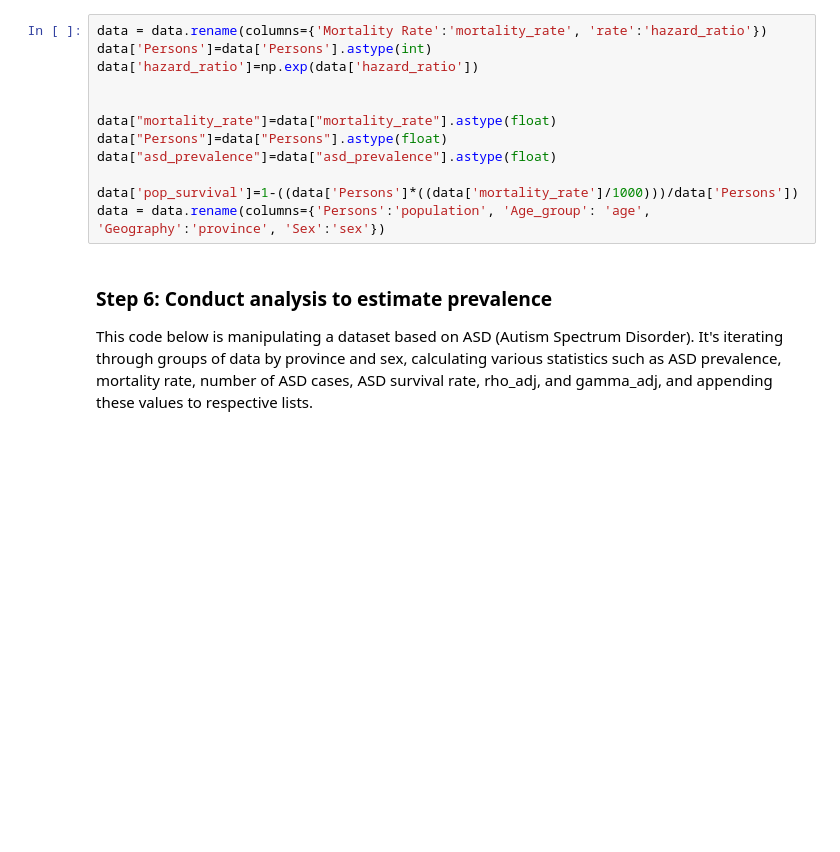
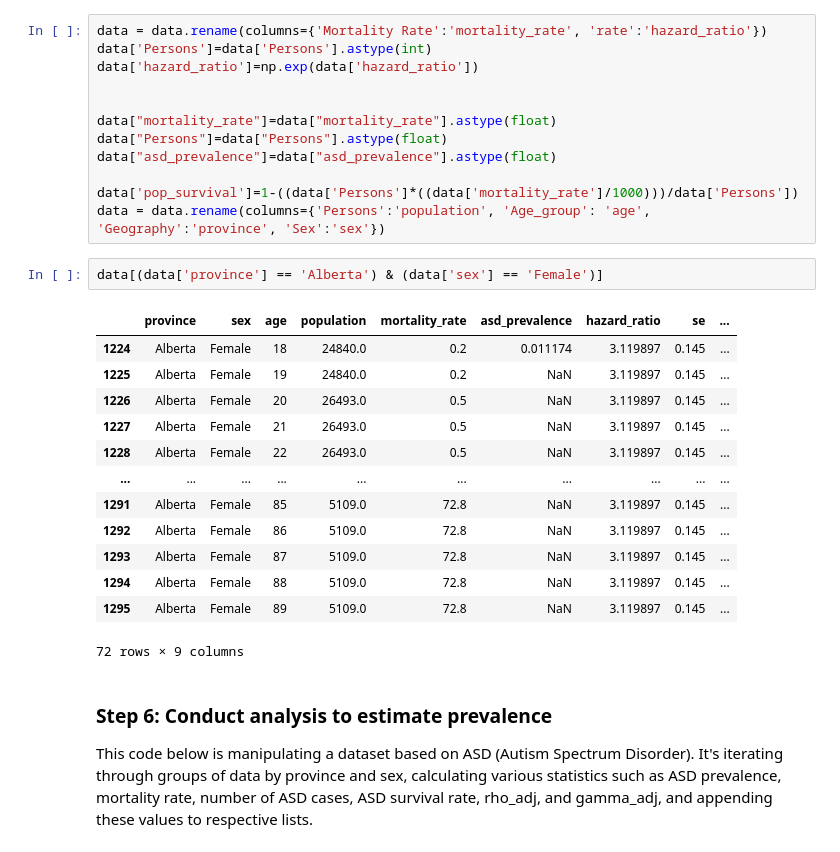
Before and after one commit to aaljaish/ASD_Prevalence, a Jupyter notebook: 03_Simulation_for_ASD_Prevalence.ipynb, the cells around one changed output. Saved outputs shown, nothing was run; the diff lists cells and outputs as text; blank space fills up the shorter version.

```diff
--- a/03_Simulation_for_ASD_Prevalence.ipynb
+++ b/03_Simulation_for_ASD_Prevalence.ipynb
@@ -115,6 +135,22 @@ data["asd_prevalence"]=data["asd_prevalence"].astype(float)
 
 data['pop_survival']=1-((data['Persons']*((data['mortality_rate']/1000)))/data['Persons'])
 data = data.rename(columns={'Persons':'population', 'Age_group': 'age', 'Geography':'province', 'Sex':'sex'})
+# %%
+data[(data['province'] == 'Alberta') & (data['sex'] == 'Female')]
+# %% [output]
+|  | province | sex | age | population | mortality_rate | asd_prevalence | hazard_ratio | se | ... |
+| 1224 | Alberta | Female | 18 | 24840.0 | 0.2 | 0.011174 | 3.119897 | 0.145 | ... |
+| 1225 | Alberta | Female | 19 | 24840.0 | 0.2 | NaN | 3.119897 | 0.145 | ... |
+| 1226 | Alberta | Female | 20 | 26493.0 | 0.5 | NaN | 3.119897 | 0.145 | ... |
+| 1227 | Alberta | Female | 21 | 26493.0 | 0.5 | NaN | 3.119897 | 0.145 | ... |
+| 1228 | Alberta | Female | 22 | 26493.0 | 0.5 | NaN | 3.119897 | 0.145 | ... |
+| ... | ... | ... | ... | ... | ... | ... | ... | ... | ... |
+| 1291 | Alberta | Female | 85 | 5109.0 | 72.8 | NaN | 3.119897 | 0.145 | ... |
+| 1292 | Alberta | Female | 86 | 5109.0 | 72.8 | NaN | 3.119897 | 0.145 | ... |
+| 1293 | Alberta | Female | 87 | 5109.0 | 72.8 | NaN | 3.119897 | 0.145 | ... |
+| 1294 | Alberta | Female | 88 | 5109.0 | 72.8 | NaN | 3.119897 | 0.145 | ... |
+| 1295 | Alberta | Female | 89 | 5109.0 | 72.8 | NaN | 3.119897 | 0.145 | ... |
+72 rows × 9 columns
 # %% [markdown]
 ### Step 6: Conduct analysis to estimate prevalence
 This code below is manipulating a dataset based on ASD (Autism Spectrum Disorder). It's iterating through groups of data by province and sex, calculating various statistics such as ASD prevalence, mortality rate, number of ASD cases, ASD survival rate, rho_adj, and gamma_adj, and appending these values to respective lists.
```
Also changed, not shown: parts of 7 cells of this notebook.
